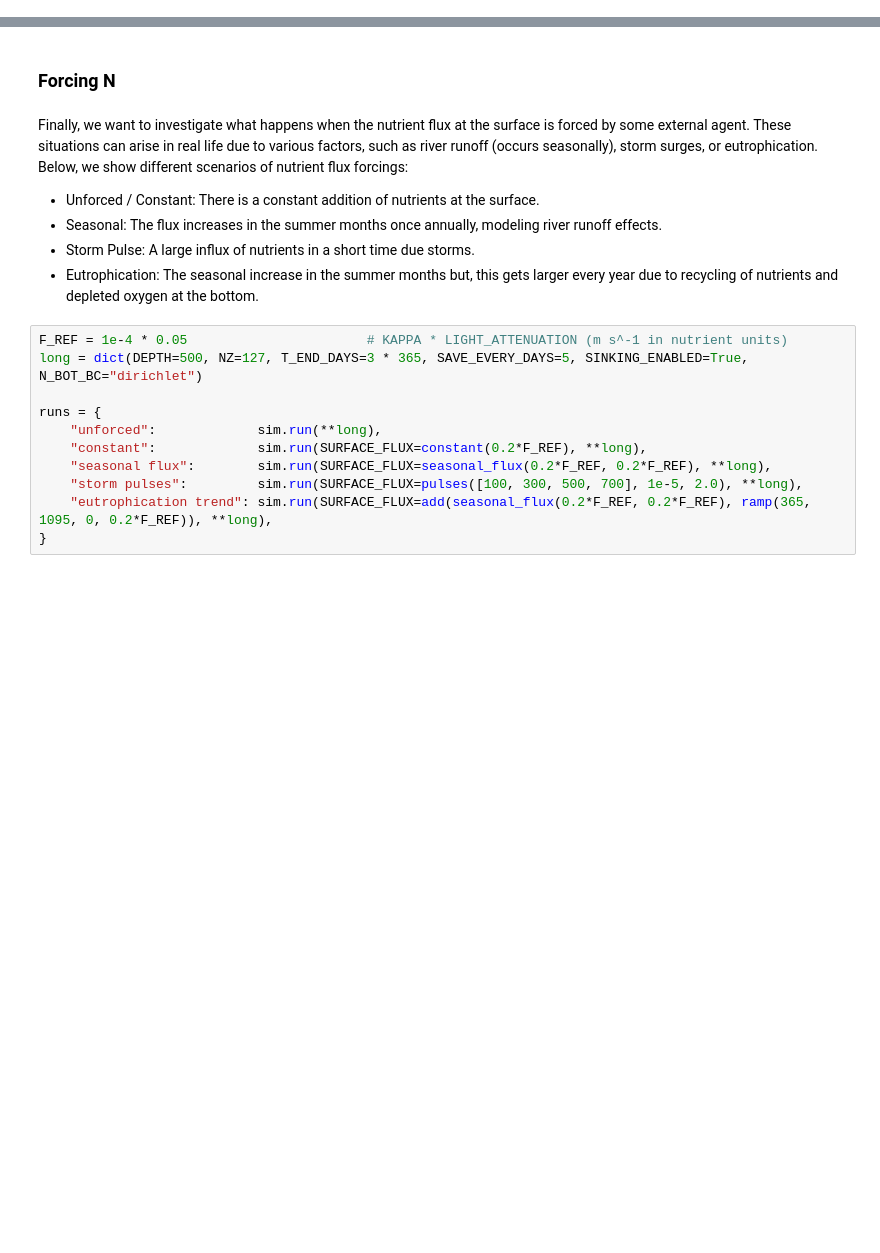
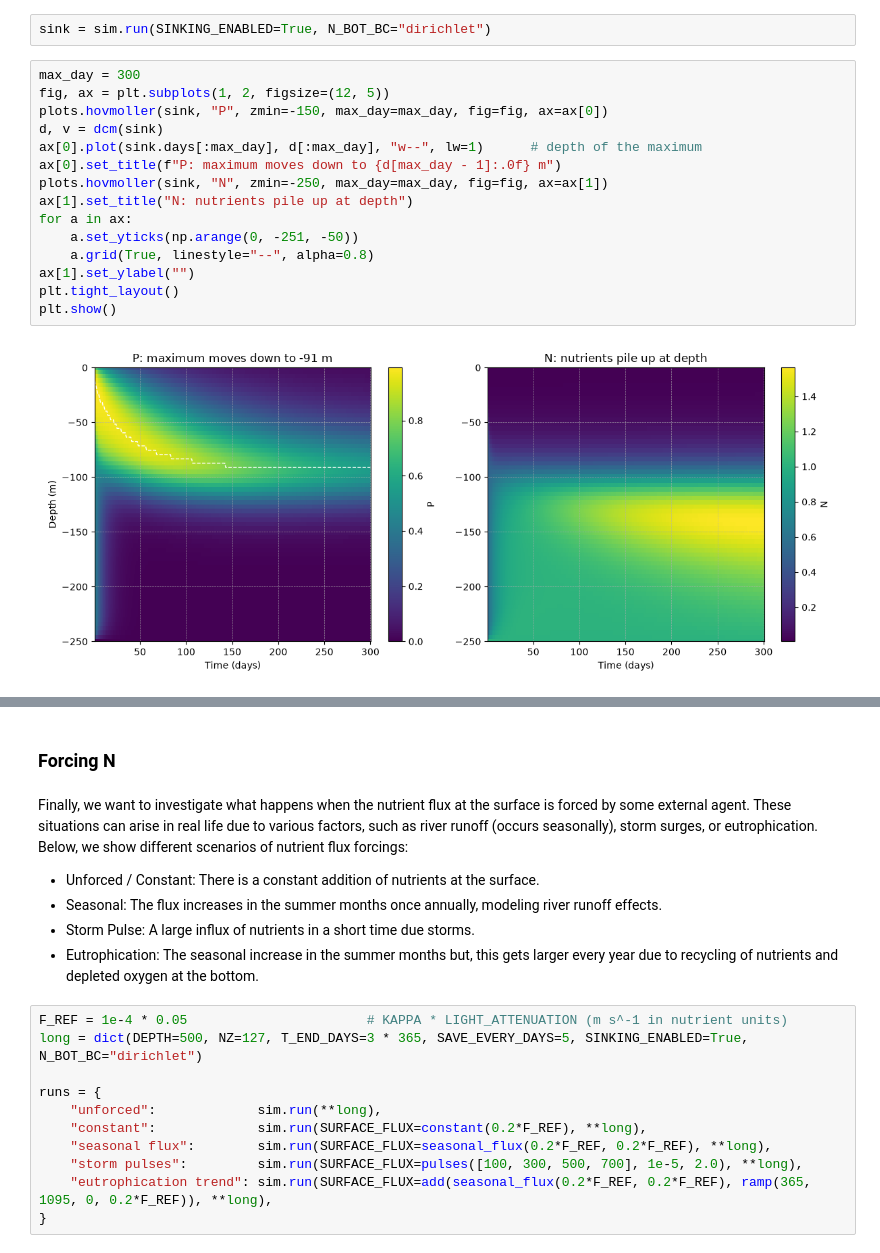
Before and after one commit to kb1901/732_phytoplankton_proj, a Jupyter notebook: notebook.ipynb, the cells around one changed output, grey strips where cells are left out. Drawn from its saved outputs; the diff is of its cells as text; blank space fills up the shorter version.

```diff
--- a/notebook.ipynb
+++ b/notebook.ipynb
@@ -194,0 +117,19 @@ plt.show()
+# %%
+sink = sim.run(SINKING_ENABLED=True, N_BOT_BC="dirichlet")
+# %%
+max_day = 300
+fig, ax = plt.subplots(1, 2, figsize=(12, 5))
+plots.hovmoller(sink, "P", zmin=-150, max_day=max_day, fig=fig, ax=ax[0])
+d, v = dcm(sink)
+ax[0].plot(sink.days[:max_day], d[:max_day], "w--", lw=1)      # depth of the maximum
+ax[0].set_title(f"P: maximum moves down to {d[max_day - 1]:.0f} m")
+plots.hovmoller(sink, "N", zmin=-250, max_day=max_day, fig=fig, ax=ax[1])
+ax[1].set_title("N: nutrients pile up at depth")
+for a in ax:
+    a.set_yticks(np.arange(0, -251, -50))
+    a.grid(True, linestyle="--", alpha=0.8)
+ax[1].set_ylabel("")
+plt.tight_layout()
+plt.show()
+# %% [output]
+[figure, added]
```
Also changed, not shown: parts of 42 cells of this notebook.
